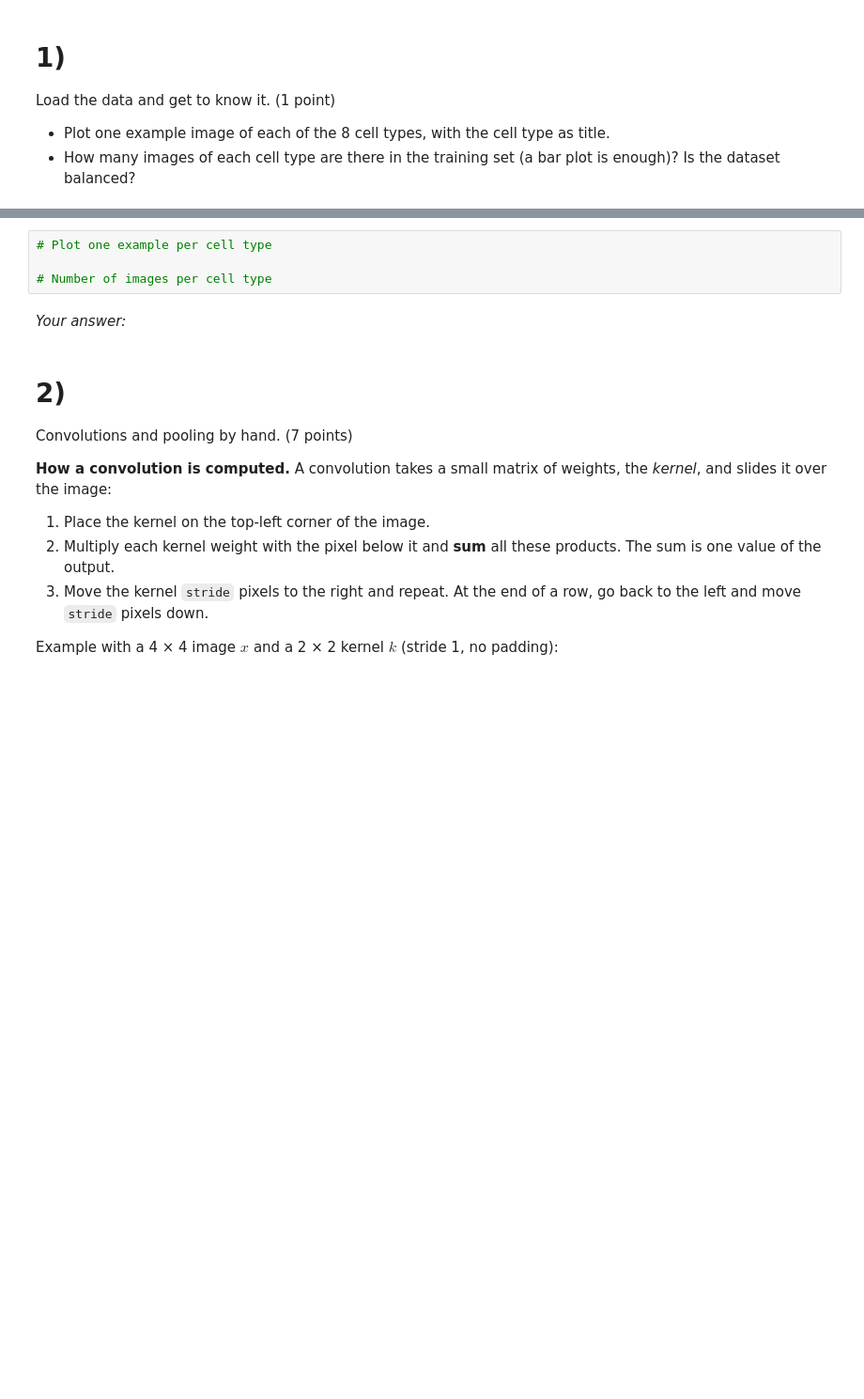
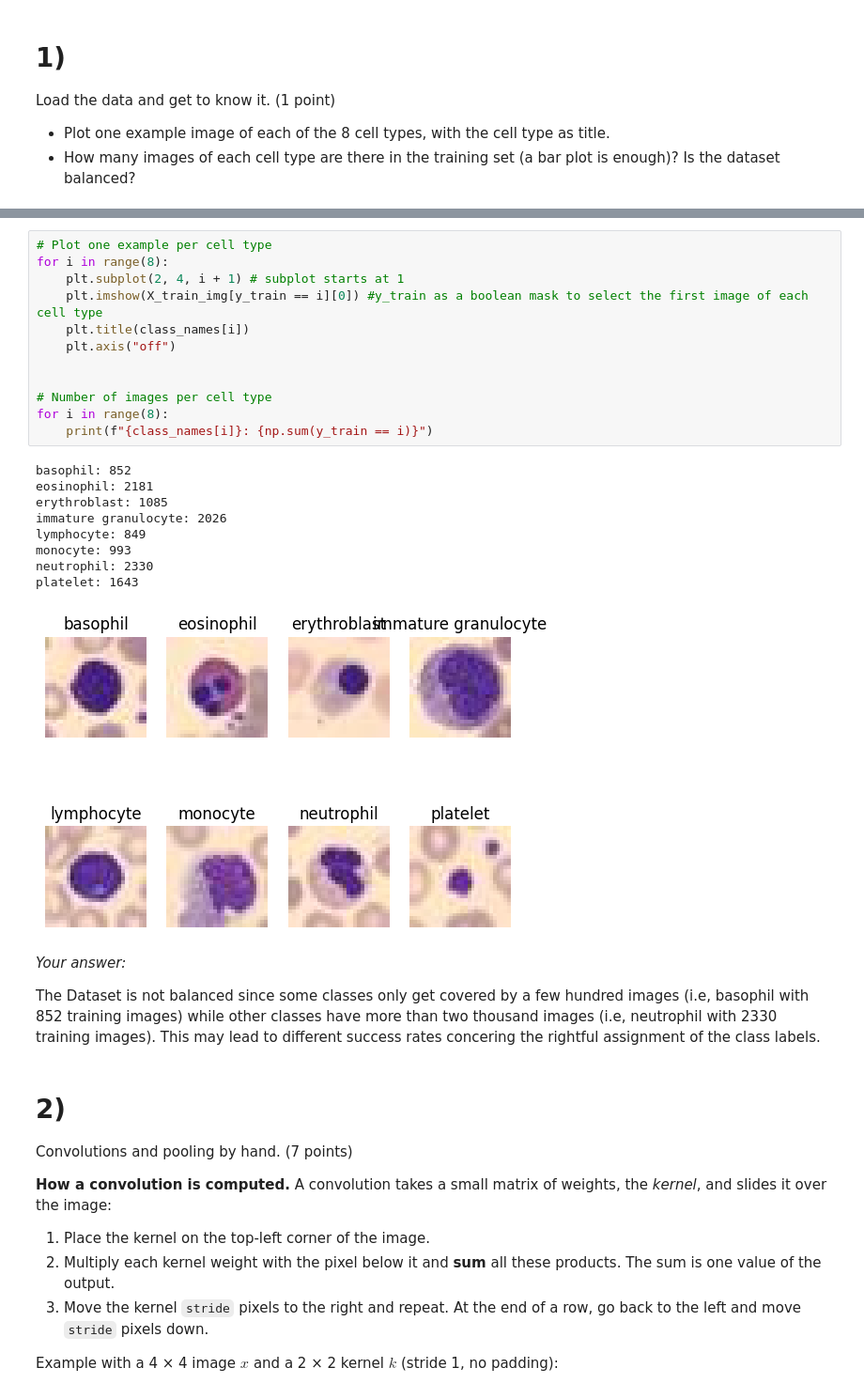
Before and after one commit to Kjescha0/BKIM, a Jupyter notebook: Exercise 3/ch/Exercise_3_v2.ipynb, the cells around one changed output, grey strips where cells are left out. Shown at 94% size. Cells and saved outputs as stored; diff of their text form; blank space fills up the shorter version.

```diff
--- a/Exercise 3/ch/Exercise_3_v2.ipynb
+++ b/Exercise 3/ch/Exercise_3_v2.ipynb
@@ -51,9 +53,29 @@ print(X_train_img.shape, X_test_img.shape)
 # %%
 # Plot one example per cell type
+for i in range(8):
+    plt.subplot(2, 4, i + 1) # subplot starts at 1
+    plt.imshow(X_train_img[y_train == i][0]) #y_train as a boolean mask to select the first image of each cell type
+    plt.title(class_names[i])
+    plt.axis("off")
+
 
 # Number of images per cell type
+for i in range(8):
+    print(f"{class_names[i]}: {np.sum(y_train == i)}")
+# %% [output]
+basophil: 852
+eosinophil: 2181
+erythroblast: 1085
+immature granulocyte: 2026
+lymphocyte: 849
+monocyte: 993
+neutrophil: 2330
+platelet: 1643
+[figure, added]
 # %% [markdown]
 *Your answer:*
+
+The Dataset is not balanced since some classes only get covered by a few hundred images (i.e, basophil with 852 training images) while other classes have more than two thousand images (i.e, neutrophil with 2330 training images). This may lead to different success rates concering the rightful assignment of the class labels.
 # %% [markdown]
 # 2)
 Convolutions and pooling by hand. (7 points)
```
Also changed, not shown: parts of 2 cells of this notebook.
